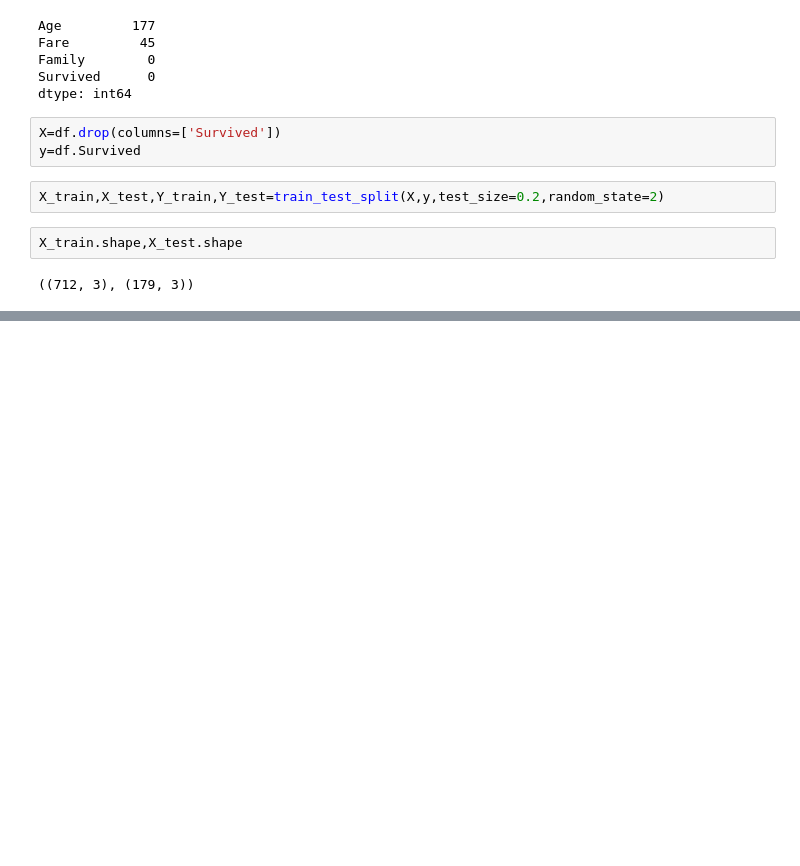
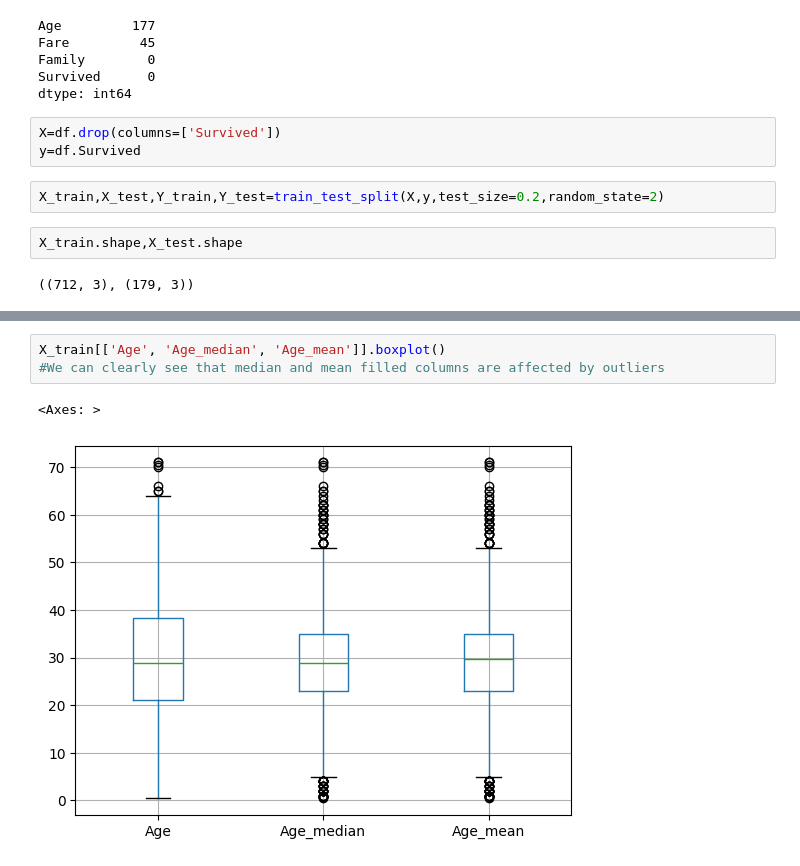
Before and after one commit to anshtrivediaiml/100-Days-Of-ML, a Jupyter notebook: Mean-Median-Imputation(Day-36).ipynb, the cells around one changed output, grey strips where cells are left out. Saved outputs shown, nothing was run; the diff lists cells and outputs as text; blank space fills up the shorter version.

```diff
--- a/Mean-Median-Imputation(Day-36).ipynb
+++ b/Mean-Median-Imputation(Day-36).ipynb
@@ -50,0 +145,6 @@ dtype: float64
+# %%
+X_train[['Age', 'Age_median', 'Age_mean']].boxplot()
+#We can clearly see that median and mean filled columns are affected by outliers
+# %% [output]
+<Axes: >
+[figure, added]
```
Also changed, not shown: parts of 19 cells of this notebook.
